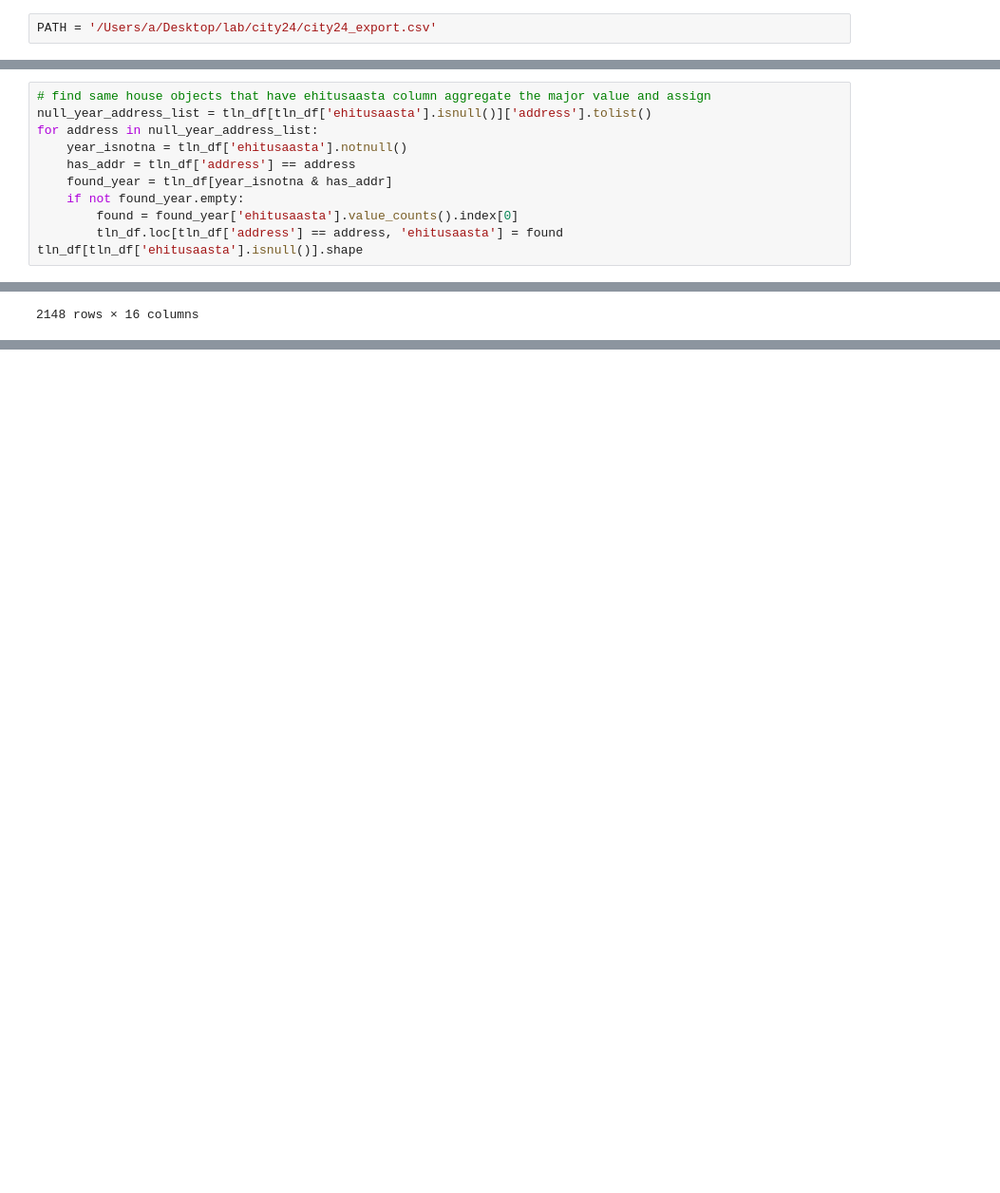
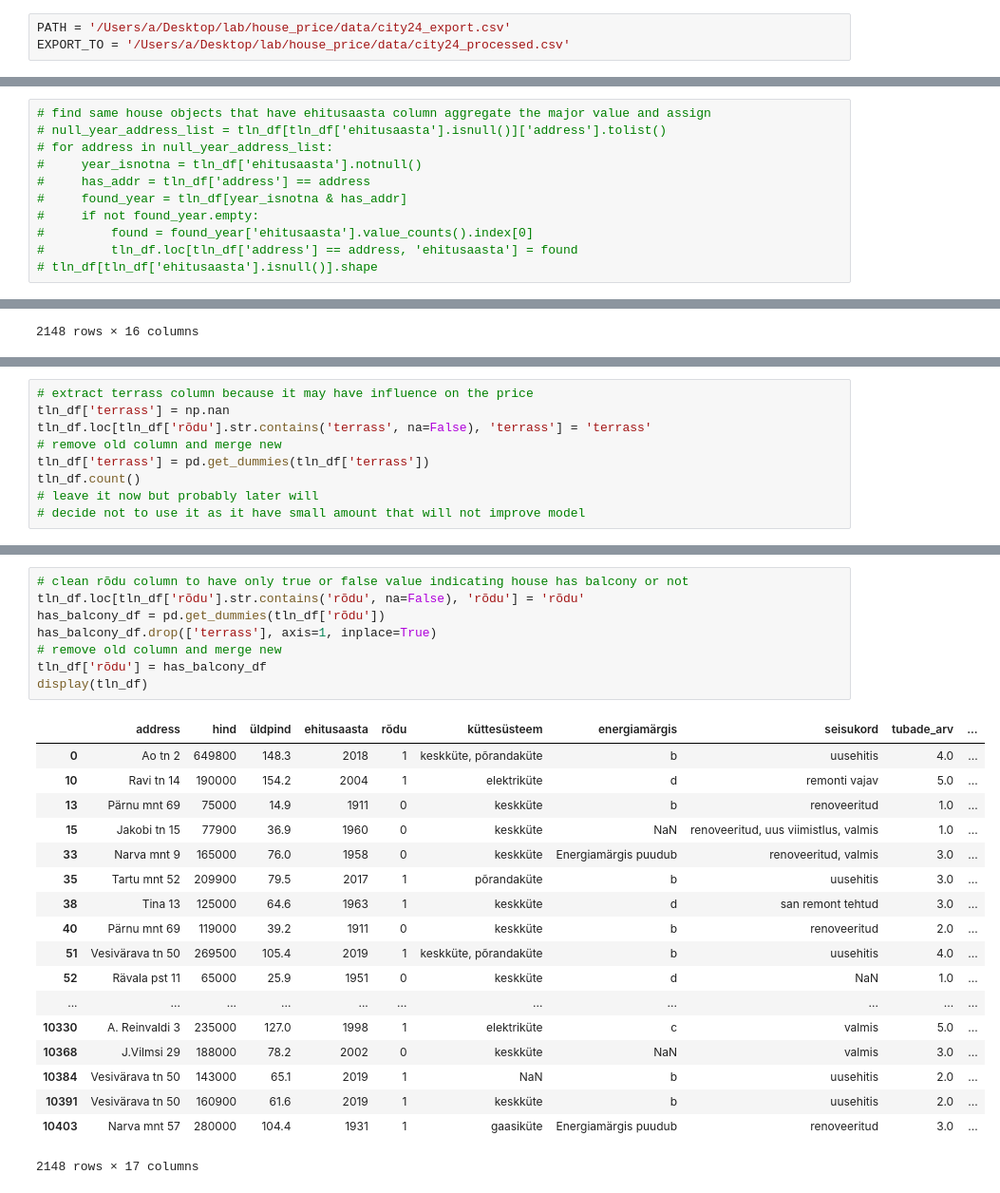
Before and after one commit to zdarovich/tln_house_price_prediction, a Jupyter notebook: house_prediction.ipynb, the cells around one changed output, grey strips where cells are left out. Shown: that part at 95% size. Drawn from its saved outputs; the diff is of its cells as text; blank space fills up the shorter version.

Commit message:
Added processed data and modified ipynb

```diff
--- a/house_prediction.ipynb
+++ b/house_prediction.ipynb
@@ -10,7 +10,8 @@ import warnings
 warnings.filterwarnings('ignore')
 %matplotlib inline
 # %%
-PATH = '/Users/a/Desktop/lab/city24/city24_export.csv'
+PATH = '/Users/a/Desktop/lab/house_price/data/city24_export.csv'
+EXPORT_TO = '/Users/a/Desktop/lab/house_price/data/city24_processed.csv'
 # %%
 df = pd.read_csv(PATH, ',')
 # %%
@@ -179,12 +180,12 @@ tln_df[tln_df['ehitusaasta'].isnull()].shape
 (366, 17)
 # %%
 # find same house objects that have ehitusaasta column aggregate the major value and assign
-null_year_address_list = tln_df[tln_df['ehitusaasta'].isnull()]['address'].tolist()
-for address in null_year_address_list:
-    year_isnotna = tln_df['ehitusaasta'].notnull()
-    has_addr = tln_df['address'] == address
-    found_year = tln_df[year_isnotna & has_addr]
-    if not found_year.empty:
-        found = found_year['ehitusaasta'].value_counts().index[0]
-        tln_df.loc[tln_df['address'] == address, 'ehitusaasta'] = found
-tln_df[tln_df['ehitusaasta'].isnull()].shape
+# null_year_address_list = tln_df[tln_df['ehitusaasta'].isnull()]['address'].tolist()
+# for address in null_year_address_list:
+#     year_isnotna = tln_df['ehitusaasta'].notnull()
+#     has_addr = tln_df['address'] == address
+#     found_year = tln_df[year_isnotna & has_addr]
+#     if not found_year.empty:
+#         found = found_year['ehitusaasta'].value_counts().index[0]
+#         tln_df.loc[tln_df['address'] == address, 'ehitusaasta'] = found
+# tln_df[tln_df['ehitusaasta'].isnull()].shape
@@ -249,0 +242,9 @@ display(tln_df)
+# %%
+# extract terrass column because it may have influence on the price
+tln_df['terrass'] = np.nan
+tln_df.loc[tln_df['rõdu'].str.contains('terrass', na=False), 'terrass'] = 'terrass'
+# remove old column and merge new
+tln_df['terrass'] = pd.get_dummies(tln_df['terrass'])
+tln_df.count()
+# leave it now but probably later will
+# decide not to use it as it have small amount that will not improve model
@@ -249,0 +270,27 @@ display(tln_df)
+# %%
+# clean rõdu column to have only true or false value indicating house has balcony or not
+tln_df.loc[tln_df['rõdu'].str.contains('rõdu', na=False), 'rõdu'] = 'rõdu'
+has_balcony_df = pd.get_dummies(tln_df['rõdu'])
+has_balcony_df.drop(['terrass'], axis=1, inplace=True)
+# remove old column and merge new
+tln_df['rõdu'] = has_balcony_df
+display(tln_df)
+# %% [output]
+|  | address | hind | üldpind | ehitusaasta | rõdu | küttesüsteem | energiamärgis | seisukord | tubade_arv | ... |
+| 0 | Ao tn 2 | 649800 | 148.3 | 2018 | 1 | keskküte, põrandaküte | b | uusehitis | 4.0 | ... |
+| 10 | Ravi tn 14 | 190000 | 154.2 | 2004 | 1 | elektriküte | d | remonti vajav | 5.0 | ... |
+| 13 | Pärnu mnt 69 | 75000 | 14.9 | 1911 | 0 | keskküte | b | renoveeritud | 1.0 | ... |
+| 15 | Jakobi tn 15 | 77900 | 36.9 | 1960 | 0 | keskküte | NaN | renoveeritud, uus viimistlus, valmis | 1.0 | ... |
+| 33 | Narva mnt 9 | 165000 | 76.0 | 1958 | 0 | keskküte | Energiamärgis puudub | renoveeritud, valmis | 3.0 | ... |
+| 35 | Tartu mnt 52 | 209900 | 79.5 | 2017 | 1 | põrandaküte | b | uusehitis | 3.0 | ... |
+| 38 | Tina 13 | 125000 | 64.6 | 1963 | 1 | keskküte | d | san remont tehtud | 3.0 | ... |
+| 40 | Pärnu mnt 69 | 119000 | 39.2 | 1911 | 0 | keskküte | b | renoveeritud | 2.0 | ... |
+| 51 | Vesivärava tn 50 | 269500 | 105.4 | 2019 | 1 | keskküte, põrandaküte | b | uusehitis | 4.0 | ... |
+| 52 | Rävala pst 11 | 65000 | 25.9 | 1951 | 0 | keskküte | d | NaN | 1.0 | ... |
+| ... | ... | ... | ... | ... | ... | ... | ... | ... | ... | ... |
+| 10330 | A. Reinvaldi 3 | 235000 | 127.0 | 1998 | 1 | elektriküte | c | valmis | 5.0 | ... |
+| 10368 | J.Vilmsi 29 | 188000 | 78.2 | 2002 | 0 | keskküte | NaN | valmis | 3.0 | ... |
+| 10384 | Vesivärava tn 50 | 143000 | 65.1 | 2019 | 1 | NaN | b | uusehitis | 2.0 | ... |
+| 10391 | Vesivärava tn 50 | 160900 | 61.6 | 2019 | 1 | keskküte | b | uusehitis | 2.0 | ... |
+| 10403 | Narva mnt 57 | 280000 | 104.4 | 1931 | 1 | gaasiküte | Energiamärgis puudub | renoveeritud | 3.0 | ... |
+2148 rows × 17 columns
```
Also changed, not shown: parts of 25 cells of this notebook, 1 other file.
